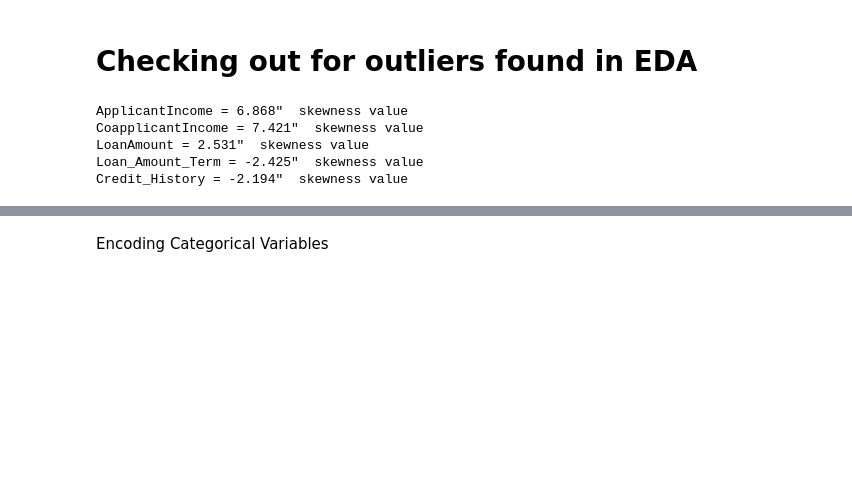
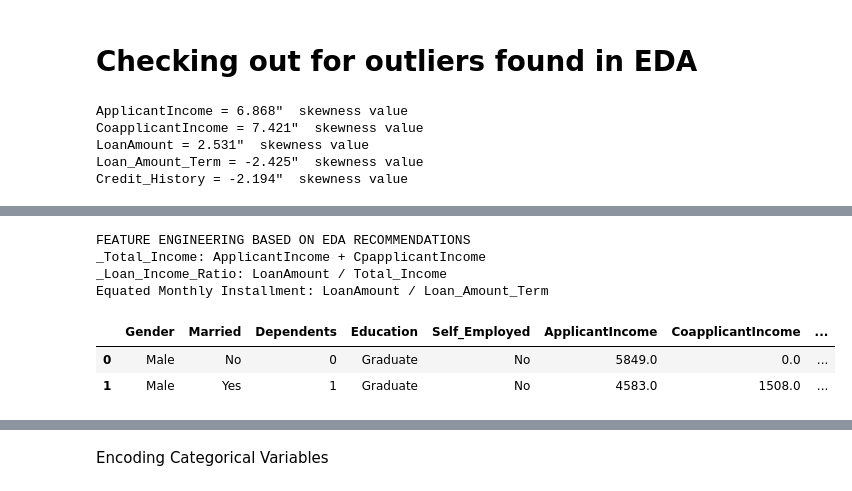
Before and after one commit to ADEOYE-MARY25/My_Task, a Jupyter notebook: week_12/adeoye_mary_task_27.ipynb, the cells around one changed output, grey strips where cells are left out. Saved outputs shown, nothing was run; the diff lists cells and outputs as text; code cells hidden in the pictures; blank space fills up the shorter version.

```diff
--- a/week_12/adeoye_mary_task_27.ipynb
+++ b/week_12/adeoye_mary_task_27.ipynb
@@ -102,0 +96,28 @@ KeyError: "['Credit_History'] not found in axis"
+# %%
+# Log-transform skewed variables as recommended by EDA
+print("=== LOG-TRANSFORMING SKEWED VARIABLES ===")
+print("EDA identified these variables as right-skewed and recommended log transformation:")
+
+# Variables to log-transform based on EDA findings
+skewed_vars = ['ApplicantIncome', 'CoapplicantIncome', 'LoanAmount']
+
+for var in skewed_vars:
+    if var in df_processed.columns:
+        # Check if variable has zero or negative values
+        min_val = df_processed[var].min()
+        if min_val <= 0:
+            # Use log1p for variables with zeros
+            df_processed[f'{var}_log'] = np.log1p(df_processed[var])
+            print(f"✓ {var}: Applied log1p transformation (had {min_val:.3f} minimum value)")
+        else:
+            # Use log for positive values only
+            df_processed[f'{var}_log'] = np.log1p(df_processed[var])
+            print(f"✓ {var}: Applied log transformation")
+
+        # Check skewness before and after
+        original_skew = skew(df_processed[var])
+        transformed_skew = skew(df_processed[f'{var}_log'])
+        print(f"  Original skewness: {original_skew:.3f} → Transformed skewness: {transformed_skew:.3f}")
+
+print(f"\nDataset shape after log transformation: {df_processed.shape}")
+print("New log-transformed columns:", [col for col in df_processed.columns if '_log' in col])
@@ -115,0 +208,24 @@ Credit_History = -2.194"  skewness value
+# %%
+print("FEATURE ENGINEERING BASED ON EDA RECOMMENDATIONS")
+
+eps = 1e-6  # Small constant to avoid divide-by-zero
+
+df_processed['Total_Income'] = df_processed['ApplicantIncome'] + (df_processed['CoapplicantIncome'] )
+print("_Total_Income: ApplicantIncome + CpapplicantIncome")
+df_processed.head(2)
+
+df_processed['Loan_Income_Ratio'] = df_processed['LoanAmount'] / (df_processed['Total_Income'] )
+print("_Loan_Income_Ratio: LoanAmount / Total_Income")
+df_processed.head(2)
+
+df_processed['Equated Monthly Installment'] = df_processed['LoanAmount'] / (df_processed['Loan_Amount_Term'] )
+print("Equated Monthly Installment: LoanAmount / Loan_Amount_Term")
+df_processed.head(2)
+# %% [output]
+FEATURE ENGINEERING BASED ON EDA RECOMMENDATIONS
+_Total_Income: ApplicantIncome + CpapplicantIncome
+_Loan_Income_Ratio: LoanAmount / Total_Income
+Equated Monthly Installment: LoanAmount / Loan_Amount_Term
+|  | Gender | Married | Dependents | Education | Self_Employed | ApplicantIncome | CoapplicantIncome | ... |
+| 0 | Male | No | 0 | Graduate | No | 5849.0 | 0.0 | ... |
+| 1 | Male | Yes | 1 | Graduate | No | 4583.0 | 1508.0 | ... |
```
Also changed, not shown: parts of 23 cells of this notebook.
